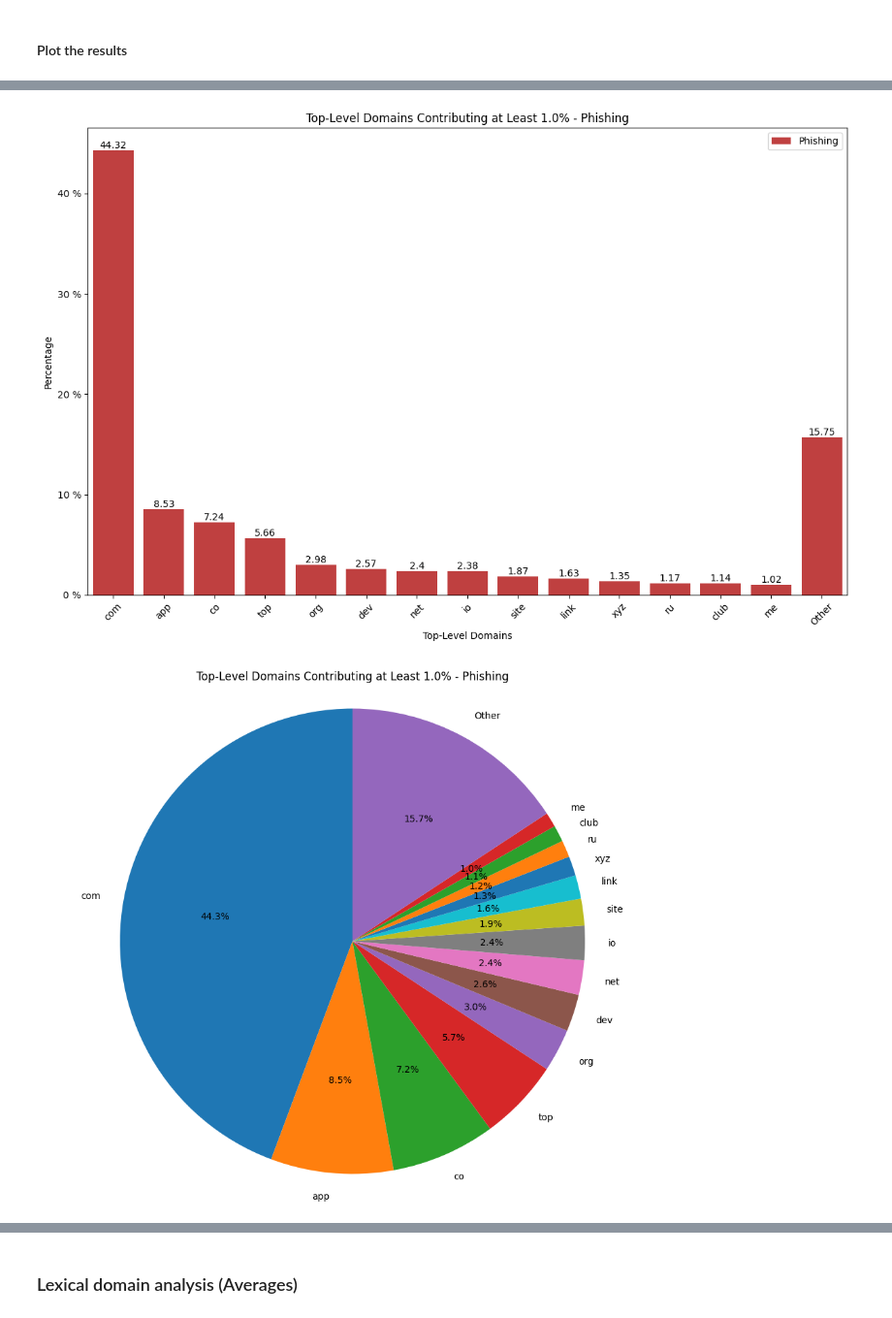
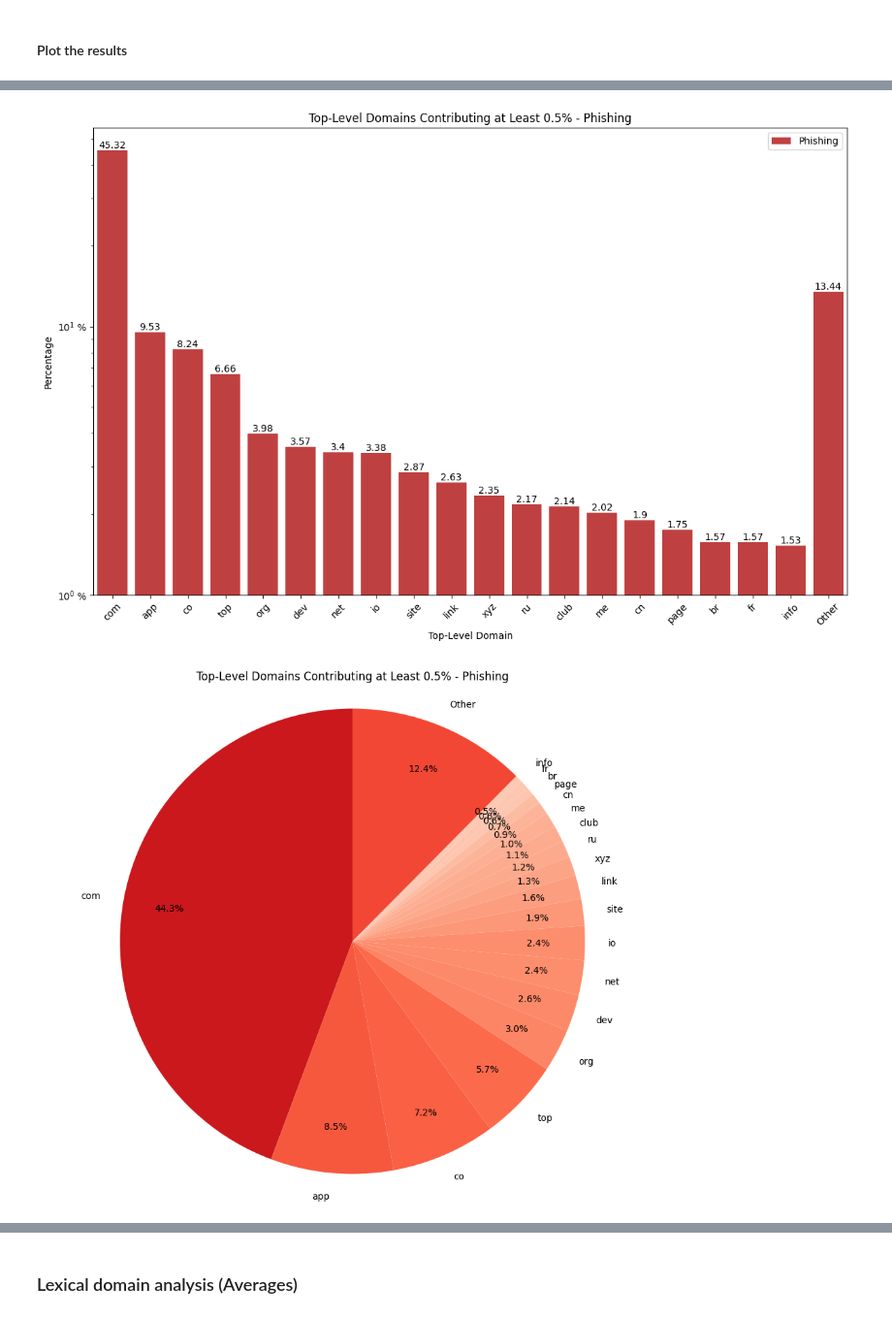
Before and after one commit to WitchoutName/pp-research-tools, a Jupyter notebook: MongoAnalysis.ipynb, the cells around one changed output, grey strips where cells are left out. Shown at 97% size. Drawn from its saved outputs; the diff is of its cells as text; code cells hidden in the pictures.

Commit message:
update plotting features

```diff
--- a/MongoAnalysis.ipynb
+++ b/MongoAnalysis.ipynb
@@ -55,7 +62,7 @@ tlds_misp = list(misp.find({}, {'domain_name': 1}))
 # %% [markdown]
 #### Definitions
 # %%
-def calculate_tld_distribution(df, min_percentage):
+def calculate_column_distribution(df, column, min_percentage):
     """
     Calculate the Top-Level Domain (TLD) distribution in a DataFrame.
 
@@ -70,7 +77,7 @@ def calculate_tld_distribution(df, min_percentage):
         A Series containing the TLD distribution.
     """
     # Calculate the normalized counts of each TLD
-    tlds_counts = df['tld'].value_counts(normalize=True)
+    tlds_counts = df[column].value_counts(normalize=True)
     # Filter TLDs based on the minimum percentage
     filtered_tlds = tlds_counts[tlds_counts >= min_percentage]
     filtered_tlds = round(filtered_tlds * 100, 2)
@@ -85,32 +92,37 @@ def calculate_tld_distribution(df, min_percentage):
     })
 
 
-def barplot_tld_distribution(df, min_percentage, name, color):
+def barplot_tld_distribution(df, min_percentage, feature, name, **kwargs):
     plt.figure(figsize=(12, 8))
-    ax = sns.barplot(x="name", y="count", data=df, color=color, saturation=0.5, label=name)
-    plt.xlabel('Top-Level Domains')
+    ax = sns.barplot(x="name", y="count", data=df, saturation=0.5, label=name, **kwargs)
+    plt.xlabel(feature)
     plt.ylabel('Percentage')
     yticks_labels = [label.get_text() + " %" for label in ax.get_yticklabels()]
     ax.set_yticklabels(yticks_labels)
     ax.bar_label(ax.containers[0])
-    plt.title(f'Top-Level Domains Contributing at Least {min_percentage*100}% - {name}')
+    plt.title(f'{feature}s Contributing at Least {min_percentage*100}% - {name}')
     plt.legend()
     plt.xticks(rotation=45)
     plt.tight_layout()
     plt.show()
 
-def piechart_tld_distribution(df, min_percentage, name, legend=False):
+def piechart_tld_distribution(df, min_percentage, feature, name, color_map=plt.cm.Reds, legend=False, **kwargs):
     plt.figure(figsize=(12, 10))
-    wedges, texts, autotexts = plt.pie(df['count'], labels=df['name'], autopct='%1.1f%%', startangle=90)
+    logged = np.log(df['count']*10)/5
+    scaled = logged / max(logged) * 0.75
+    colors = color_map(scaled)
+    # total_size = sum(sizes)
+    scaled=[0.5 for x in range(len(df))]
+    wedges, texts, autotexts = plt.pie(df['count'], labels=df['name'], autopct='%1.1f%%', startangle=90, colors=colors, pctdistance=0.8)
 
     if legend:
-        plt.legend(wedges, df['name'], title="Top-Level Domains", loc="center left", bbox_to_anchor=(1, 0, 0.5, 1))
+        plt.legend(wedges, df['name'], title=f"{feature}s", loc="center left", bbox_to_anchor=(1, 0, 0.5, 1))
 
         # Hide labels around the circle
         for text in texts:
             text.set_visible(False)
 
-    plt.title(f'Top-Level Domains Contributing at Least {min_percentage*100}% - {name}')
+    plt.title(f'{feature}s Contributing at Least {min_percentage*100}% - {name}')
     plt.axis('equal')  # Equal aspect ratio ensures that pie is drawn as a circle.
     # plt.tight_layout()
     plt.show()
@@ -125,8 +137,8 @@ df_benign["tld"] = df_benign["domain_name"].apply(lambda x: x.split(".")[-1])
 df_misp["tld"] = df_misp["domain_name"].apply(lambda x: x.split(".")[-1])
 
 
-min_percentage = 0.01
+min_percentage = 0.005
 
 # Calculate distributions
-benign_tld_dist = calculate_tld_distribution(df_benign, min_percentage)
-misp_tld_dist = calculate_tld_distribution(df_misp, min_percentage)
+benign_tld_dist = calculate_column_distribution(df_benign, "tld", min_percentage)
+misp_tld_dist = calculate_column_distribution(df_misp, "tld", min_percentage)
@@ -133,12 +161,14 @@ misp_tld_dist = calculate_tld_distribution(df_misp, min_percentage)
 # %% [markdown]
 #### Plot the results
 # %%
+feature_name = "Top-Level Domain"
+
 # Plot the Benign data
-barplot_tld_distribution(benign_tld_dist, min_percentage, "Benign", "b")
-piechart_tld_distribution(benign_tld_dist, min_percentage, "Benign")
-piechart_tld_distribution(benign_tld_dist, min_percentage, "Benign", legend=True)
+barplot_tld_distribution(benign_tld_dist, min_percentage, feature_name, "Benign", color="b", log_scale=True, bottom=1e-0)
+piechart_tld_distribution(benign_tld_dist, min_percentage, feature_name, "Benign", color_map=plt.cm.Blues)
+piechart_tld_distribution(benign_tld_dist, min_percentage, feature_name, "Benign", color_map=plt.cm.Blues, legend=True)
 # Plot the Phishing data
-barplot_tld_distribution(misp_tld_dist, min_percentage, "Phishing", "r")
-piechart_tld_distribution(misp_tld_dist, min_percentage, "Phishing")
-piechart_tld_distribution(misp_tld_dist, min_percentage, "Phishing", legend=True)
+barplot_tld_distribution(misp_tld_dist, min_percentage, feature_name, "Phishing", color="r", log_scale=True, bottom=1e-0)
+piechart_tld_distribution(misp_tld_dist, min_percentage, feature_name, "Phishing")
+piechart_tld_distribution(misp_tld_dist, min_percentage, feature_name, "Phishing", legend=True)
 # %% [output]
@@ -148,2 +178,2 @@ piechart_tld_distribution(misp_tld_dist, min_percentage, "Phishing", legend=True
-[figure, old version]
+[figure, new version]
-[figure, old version]
+[figure, new version]
```
Also changed, not shown: parts of 12 cells of this notebook.
